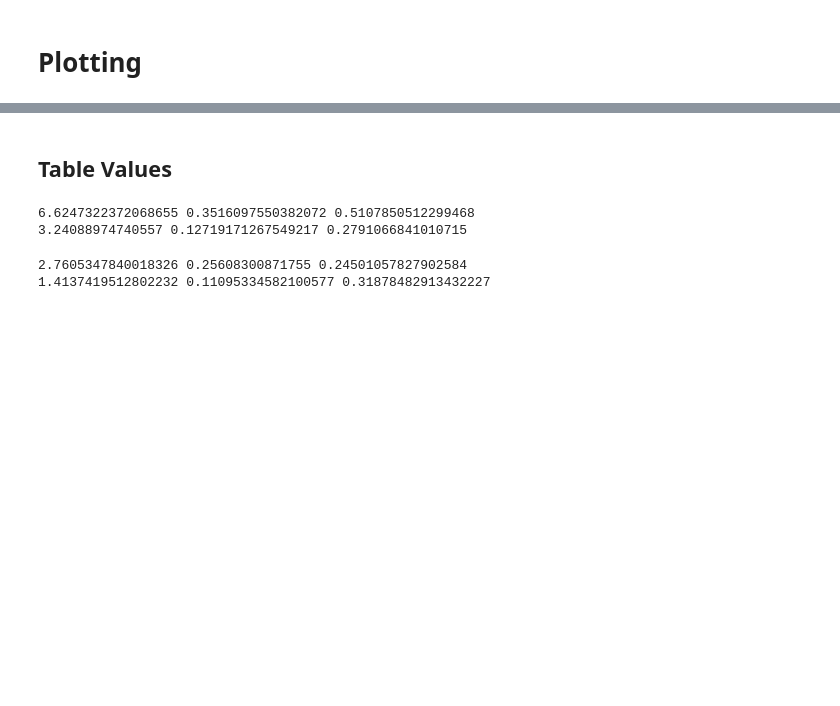
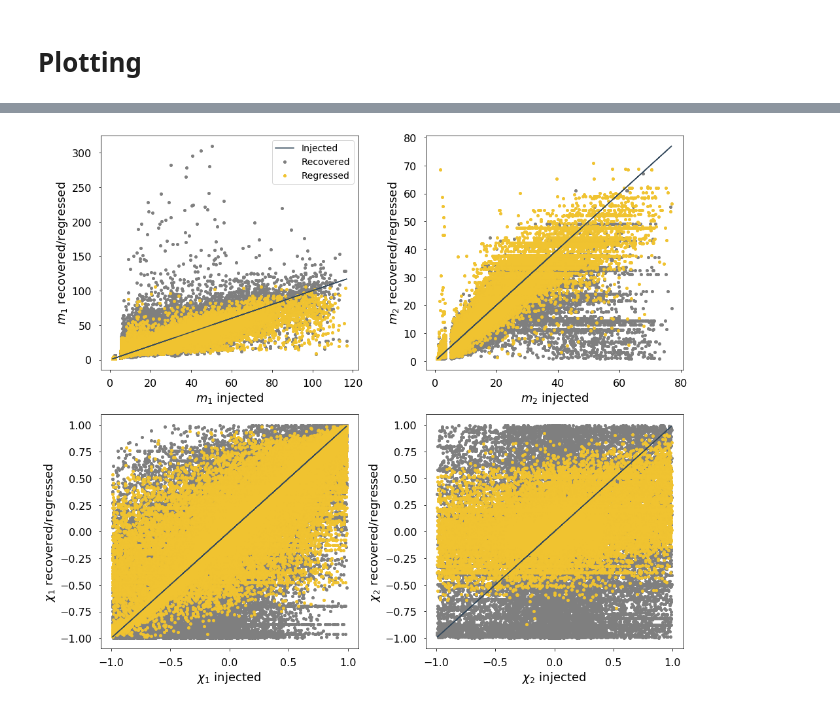
Before and after one commit to PhoenixBirdCreations/IPAM2021_ML, a Jupyter notebook: algo/GPR/gpytorch/notebooks/full_data_error_analysis.ipynb, the cells around one changed output, grey strips where cells are left out. Cells and saved outputs as stored; diff of their text form; code cells hidden in the pictures; blank space fills up the shorter version.

Commit message:
updated plots

```diff
--- a/algo/GPR/gpytorch/notebooks/full_data_error_analysis.ipynb
+++ b/algo/GPR/gpytorch/notebooks/full_data_error_analysis.ipynb
@@ -37,10 +17,10 @@ def extract_data(filename, verbose=False):
 # %% [markdown]
 # Read training and testing data
 # %%
-ytrain = extract_data('/Users/Lorena/ML_IPAM/IPAM2021_ML/algo/GPR/gpytorch/notebooks/complete_ytrain.csv')
-xtrain = extract_data('/Users/Lorena/ML_IPAM/IPAM2021_ML/algo/GPR/gpytorch/notebooks/complete_xtrain.csv')
-ytest = extract_data('/Users/Lorena/ML_IPAM/IPAM2021_ML/algo/GPR/gpytorch/notebooks/complete_ytest.csv')
-xtest = extract_data('/Users/Lorena/ML_IPAM/IPAM2021_ML/algo/GPR/gpytorch/notebooks/complete_xtest.csv')
+_, ytrain = extract_data('/Users/Lorena/ML_IPAM/IPAM2021_ML/algo/GPR/gpytorch/notebooks/complete_ytrain.csv')
+_, xtrain = extract_data('/Users/Lorena/ML_IPAM/IPAM2021_ML/algo/GPR/gpytorch/notebooks/complete_xtrain.csv')
+_, ytest = extract_data('/Users/Lorena/ML_IPAM/IPAM2021_ML/algo/GPR/gpytorch/notebooks/complete_ytest.csv')
+_, xtest = extract_data('/Users/Lorena/ML_IPAM/IPAM2021_ML/algo/GPR/gpytorch/notebooks/complete_xtest.csv')
 # %%
 print('The number of rows of training data is: ', len(ytrain))
 print('The number of rows of testing data is: ', len(ytest))
@@ -53,4 +33,4 @@ The breakdown of training/testing data is 70/30
 # %% [markdown]
 # Read predictions
 # %%
-predicted_data = extract_data('please_work.csv')
+_, predicted_data = extract_data('please_work.csv')
@@ -85,16 +37,5 @@ for ind,row in enumerate(predicted_data):
-# %%
-sorted_predicted_data = predicted_data.copy()
-for ind,row in enumerate(predicted_data):
-    m1, m2, chi1, chi2 = row
-    if m2>m1:
-        sorted_predicted_data[ind,0] = m2
-        sorted_predicted_data[ind,1] = m1
-        sorted_predicted_data[ind,2] = chi2
-        sorted_predicted_data[ind,3] = chi1
-    else:
-        continue
-
-predicted_data = sorted_predicted_data.copy()
+# %%
+predicted_data = flip_mass_values(predicted_data)
 # %% [markdown]
 # Define error functions to plot
 # %% [markdown]
@@ -214,34 +165,36 @@ ax[0,0].plot(ytest_masses[:,0], predicted_masses[:,0], 'o', markersize=4, color=
 
 ax[0,0].set_xlabel(r'$m_1$ injected', fontsize=18)
 ax[0,0].set_ylabel(r'$m_1$ recovered/regressed', fontsize=18)
 ax[0,0].legend(fontsize=14)
 
 ax[0,1].plot(ytest_masses[:,1], ytest_masses[:,1], '-', markersize=4, color=color_cycle[0], zorder=-1)
 ax[0,1].plot(ytest_masses[:,1], xtest_masses[:,1], 'o', markersize=4, color=color_cycle[9], zorder=-3)
 ax[0,1].plot(ytest_masses[:,1], predicted_masses[:,1], 'o', markersize=4, color=color_cycle[6], zorder=-2)
 
 ax[0,1].set_xlabel(r'$m_2$ injected', fontsize=18)
 ax[0,1].set_ylabel(r'$m_2$ recovered/regressed', fontsize=18)
 
 
 ax[1,0].plot(ytest_spins[:,0], ytest_spins[:,0], '-', markersize=4, color=color_cycle[0], zorder=-1)
 ax[1,0].plot(ytest_spins[:,0], xtest_spins[:,0], 'o', markersize=4, color=color_cycle[9], zorder=-3)
 ax[1,0].plot(ytest_spins[:,0], predicted_spins[:,0], 'o', markersize=4, color=color_cycle[6], zorder=-2)
 
 ax[1,0].set_xlabel(r'$\chi_1$ injected ', fontsize=18)
 ax[1,0].set_ylabel(r'$\chi_1$ recovered/regressed', fontsize=18)
 
 ax[1,1].plot(ytest_spins[:,1], ytest_spins[:,1], '-', markersize=4, color=color_cycle[0], zorder=-1)
 ax[1,1].plot(ytest_spins[:,1], xtest_spins[:,1], 'o', markersize=4, color=color_cycle[9], zorder=-3)
 ax[1,1].plot(ytest_spins[:,1], predicted_spins[:,1], 'o', markersize=4, color=color_cycle[6], zorder=-2)
 
 ax[1,1].set_xlabel(r'$\chi_2$ injected ', fontsize=18)
 ax[1,1].set_ylabel(r'$\chi_2$ recovered/regressed', fontsize=18)
 
 plt.tight_layout()
-outfile = '/Users/Lorena/ML_IPAM/IPAM2021_ML/papers/regression/figs/m_chi_comparisons.png'
-plt.savefig(outfile, bbox_inches="tight")
+#outfile = '/Users/Lorena/ML_IPAM/IPAM2021_ML/papers/regression/figs/m_chi_comparisons.png'
+#plt.savefig(outfile, bbox_inches="tight")
 
-outfile = '/Users/Lorena/ML_IPAM/IPAM2021_ML/papers/regression/figs/m_chi_comparisons.pdf'
-plt.savefig(outfile, bbox_inches="tight")
+#outfile = '/Users/Lorena/ML_IPAM/IPAM2021_ML/papers/regression/figs/m_chi_comparisons.pdf'
+#plt.savefig(outfile, bbox_inches="tight")
 plt.show()
+# %% [output]
+[figure, added]
@@ -350,2 +200,0 @@ plt.show()
-# %% [markdown]
-## Table Values
@@ -377,12 +200,0 @@ def findSecondMassFromMc(Mc, m):
-# %%
-print(np.mean(rec_abs_diff_M[:,0]), np.mean(rec_abs_rel_err_M[:,0]), np.std(rec_abs_rel_err_M[:,0]))
-print(np.mean(abs_diff_M[:,0]), np.mean(abs_rel_err_M[:,0]), np.std(abs_rel_err_M[:,0]))
-# %% [output]
-6.6247322372068655 0.3516097550382072 0.5107850512299468
-3.24088974740557 0.12719171267549217 0.2791066841010715
-# %%
-print(np.mean(rec_abs_diff_M[:,1]), np.mean(rec_abs_rel_err_M[:,1]), np.std(rec_abs_rel_err_M[:,1]))
-print(np.mean(abs_diff_M[:,1]), np.mean(abs_rel_err_M[:,1]), np.std(abs_rel_err_M[:,1]))
-# %% [output]
-2.7605347840018326 0.25608300871755 0.24501057827902584
-1.4137419512802232 0.11095334582100577 0.31878482913432227
```
Also changed, not shown: parts of 37 cells of this notebook, 11 other files.
